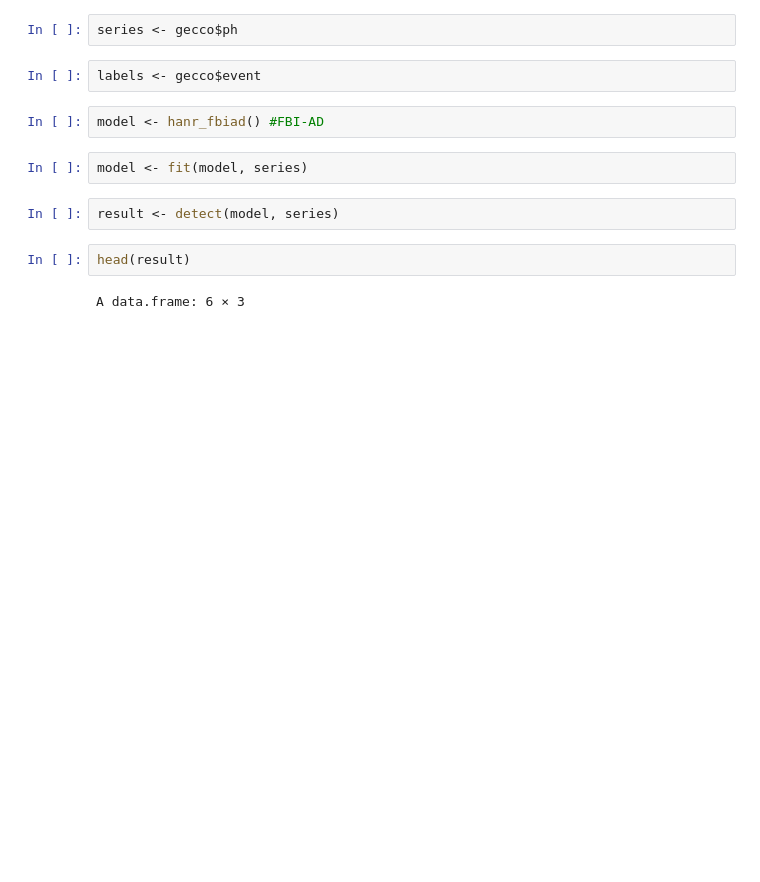
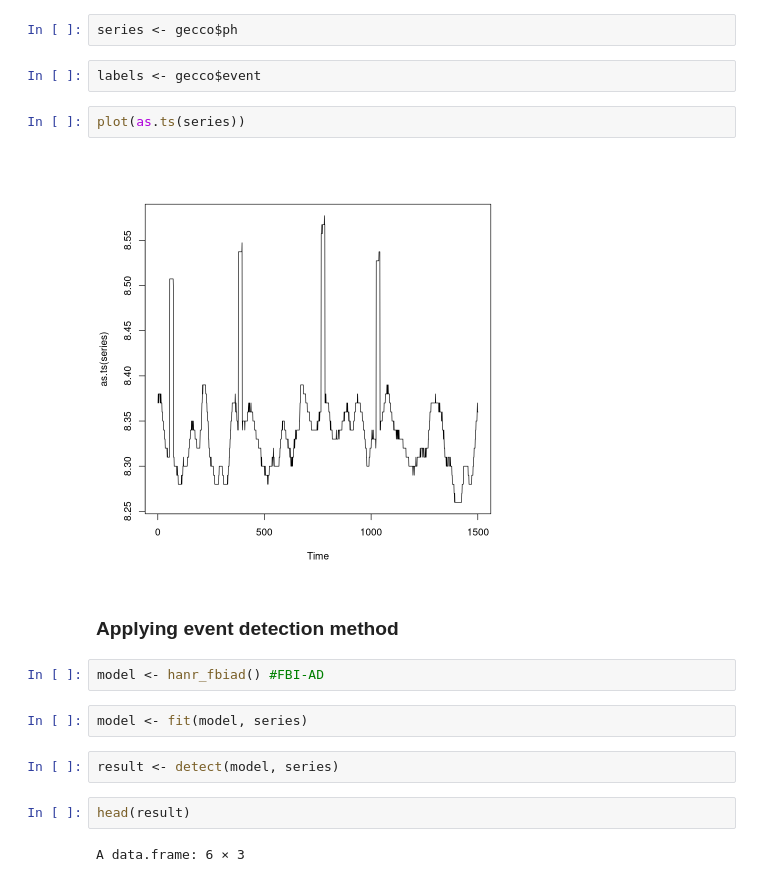
Before and after one commit to janiosl/rDS, a Jupyter notebook: cefet/dal_event_datasets.ipynb, the cells around one changed output. Drawn from its saved outputs; the diff is of its cells as text; blank space fills up the shorter version.

```diff
--- a/cefet/dal_event_datasets.ipynb
+++ b/cefet/dal_event_datasets.ipynb
@@ -78,6 +92,12 @@ Registered S3 method overwritten by 'quantmod':
 series <- gecco$ph
 # %%
 labels <- gecco$event
+# %%
+plot(as.ts(series))
+# %% [output]
+[figure, added]
+# %% [markdown]
+### Applying event detection method
 # %%
 model <- hanr_fbiad() #FBI-AD
 # %%
```
Also changed, not shown: parts of 10 cells of this notebook.
